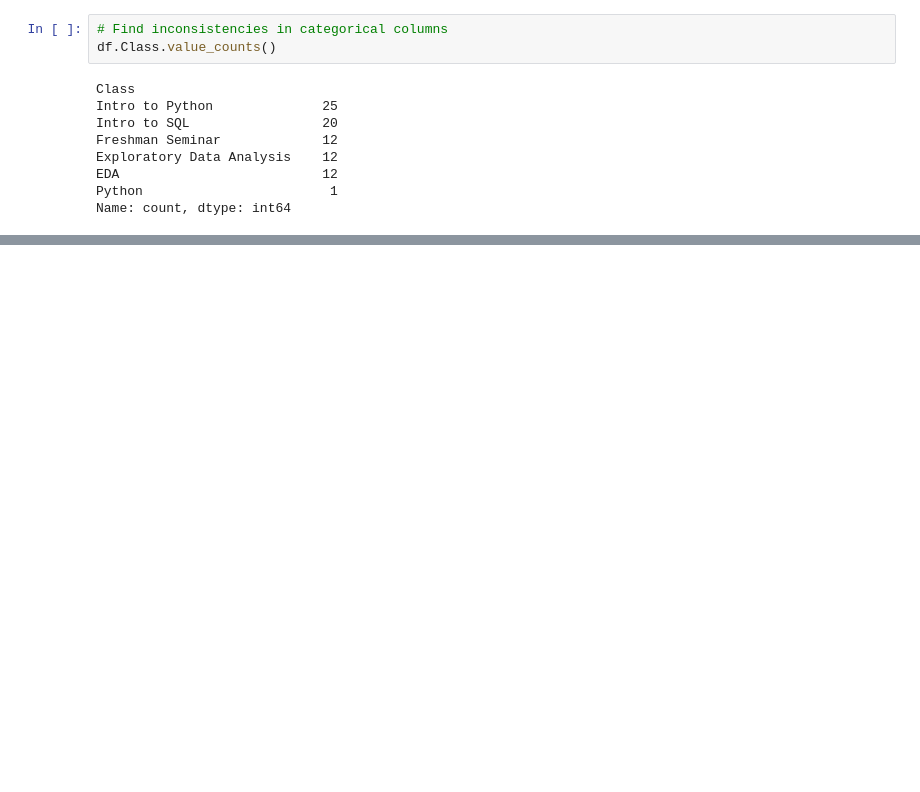
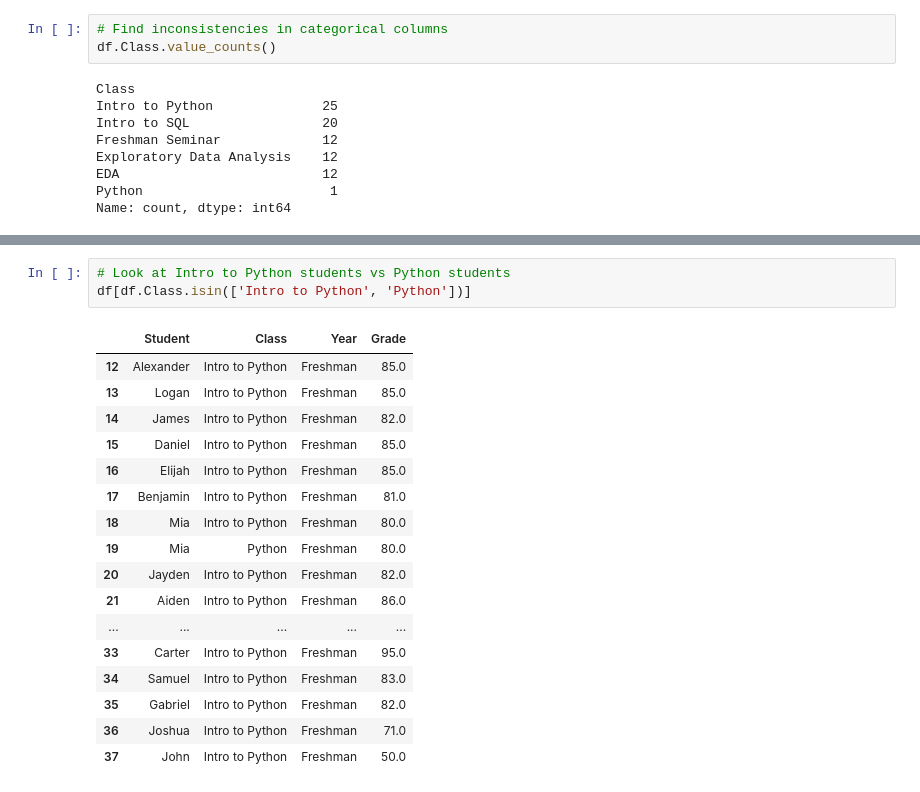
Before and after one commit to hermanconnor/data-prep-and-eda-python, a Jupyter notebook: 2-cleaning-data/cleaning_data.ipynb, the cells around one changed output, grey strips where cells are left out. Drawn from its saved outputs; the diff is of its cells as text; blank space fills up the shorter version.

```diff
--- a/2-cleaning-data/cleaning_data.ipynb
+++ b/2-cleaning-data/cleaning_data.ipynb
@@ -327,0 +358,21 @@ Name: count, dtype: int64
+# %%
+# Look at Intro to Python students vs Python students
+df[df.Class.isin(['Intro to Python', 'Python'])]
+# %% [output]
+|  | Student | Class | Year | Grade |
+| 12 | Alexander | Intro to Python | Freshman | 85.0 |
+| 13 | Logan | Intro to Python | Freshman | 85.0 |
+| 14 | James | Intro to Python | Freshman | 82.0 |
+| 15 | Daniel | Intro to Python | Freshman | 85.0 |
+| 16 | Elijah | Intro to Python | Freshman | 85.0 |
+| 17 | Benjamin | Intro to Python | Freshman | 81.0 |
+| 18 | Mia | Intro to Python | Freshman | 80.0 |
+| 19 | Mia | Python | Freshman | 80.0 |
+| 20 | Jayden | Intro to Python | Freshman | 82.0 |
+| 21 | Aiden | Intro to Python | Freshman | 86.0 |
+| ... | ... | ... | ... | ... |
+| 33 | Carter | Intro to Python | Freshman | 95.0 |
+| 34 | Samuel | Intro to Python | Freshman | 83.0 |
+| 35 | Gabriel | Intro to Python | Freshman | 82.0 |
+| 36 | Joshua | Intro to Python | Freshman | 71.0 |
+| 37 | John | Intro to Python | Freshman | 50.0 |
```
Also changed, not shown: parts of 12 cells of this notebook.
